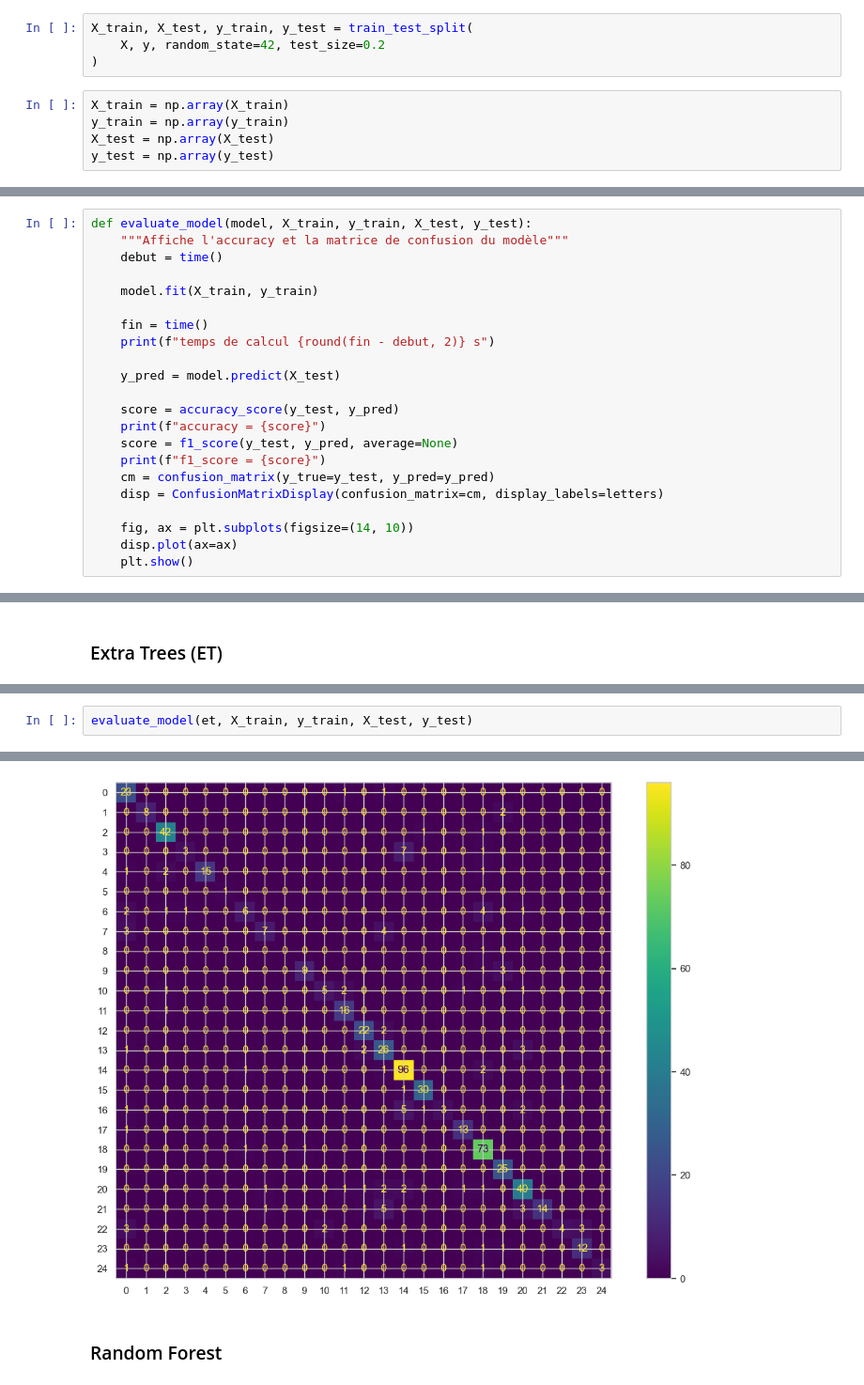
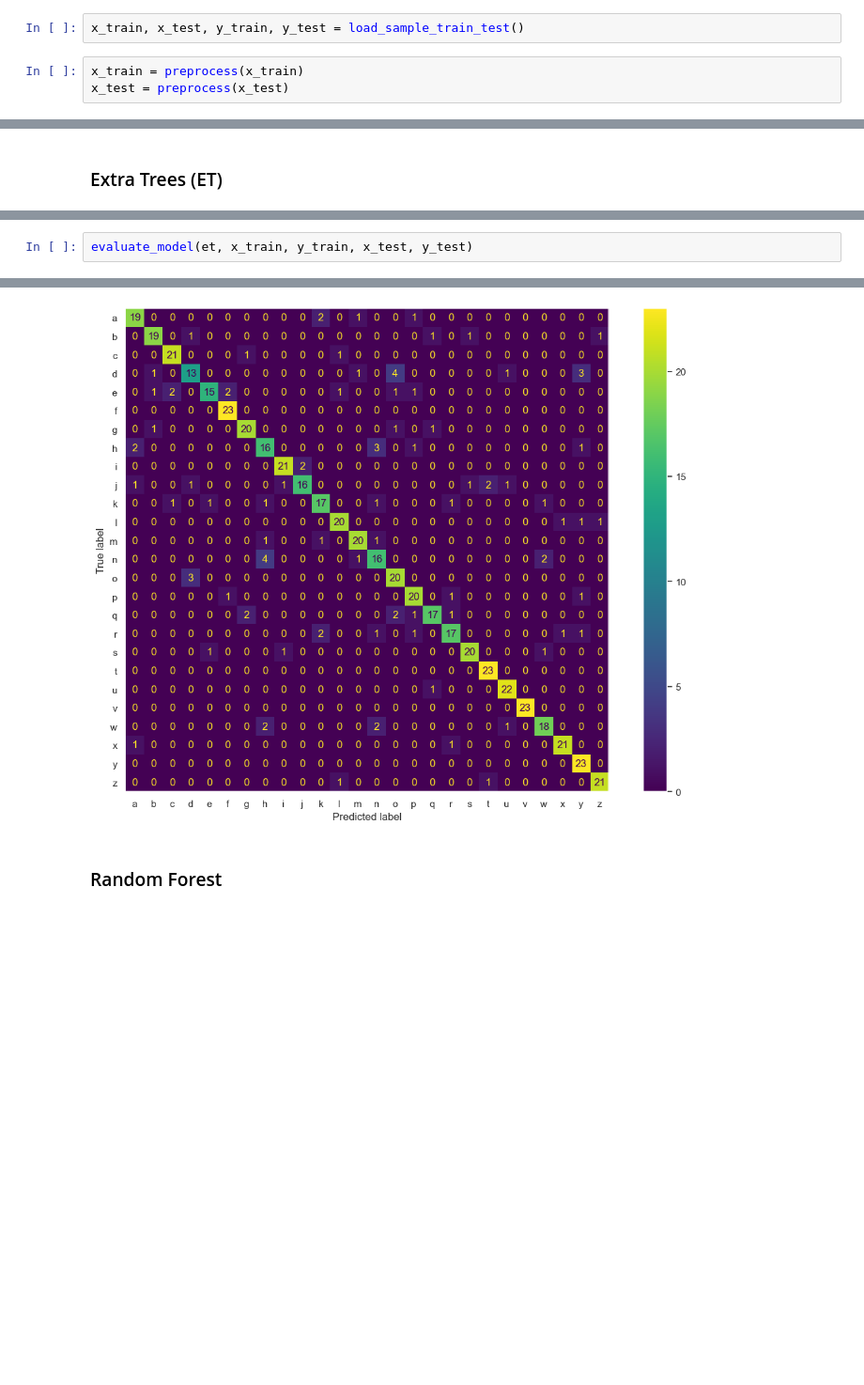
Before and after one commit to jExbrayat/recognize-handwritten-letters, a Jupyter notebook: notebooks/prediction.ipynb, the cells around one changed output, grey strips where cells are left out. Shown at 94% size. Saved outputs shown, nothing was run; the diff lists cells and outputs as text; blank space fills up the shorter version.

```diff
--- a/notebooks/prediction.ipynb
+++ b/notebooks/prediction.ipynb
@@ -52,9 +36,5 @@ y = df.iloc[:, 0]
 # %%
-X_train, X_test, y_train, y_test = train_test_split(
-    X, y, random_state=42, test_size=0.2
-)
+x_train, x_test, y_train, y_test = load_sample_train_test()
 # %%
-X_train = np.array(X_train)
-y_train = np.array(y_train)
-X_test = np.array(X_test)
-y_test = np.array(y_test)
+x_train = preprocess(x_train)
+x_test = preprocess(x_test)
@@ -74,27 +41,5 @@ from time import time
 # %% [markdown]
 #### Evaluation des modèles
-# %%
-def evaluate_model(model, X_train, y_train, X_test, y_test):
-    """Affiche l'accuracy et la matrice de confusion du modèle"""
-    debut = time()
-
-    model.fit(X_train, y_train)
-
-    fin = time()
-    print(f"temps de calcul {round(fin - debut, 2)} s")
-
-    y_pred = model.predict(X_test)
-
-    score = accuracy_score(y_test, y_pred)
-    print(f"accuracy = {score}")
-    score = f1_score(y_test, y_pred, average=None)
-    print(f"f1_score = {score}")
-    cm = confusion_matrix(y_true=y_test, y_pred=y_pred)
-    disp = ConfusionMatrixDisplay(confusion_matrix=cm, display_labels=letters)
-
-    fig, ax = plt.subplots(figsize=(14, 10))
-    disp.plot(ax=ax)
-    plt.show()
 # %% [markdown]
 ## 1ers modèles (hyper-paramètres par défaut)
 # %% [markdown]
@@ -112,3 +55,3 @@ et = ExtraTreesClassifier(n_jobs=n_jobs)
 # %%
-evaluate_model(et, X_train, y_train, X_test, y_test)
+evaluate_model(et, x_train, y_train, x_test, y_test)
 # %% [output]
@@ -123,4 +65,4 @@ ValueError: The number of FixedLocator locations (25), usually from a call to se
-[figure, old version]
+[figure, new version]
 # %% [markdown]
 ### Random Forest
 # %%
```
Also changed, not shown: parts of 18 cells of this notebook, 2 other files.
